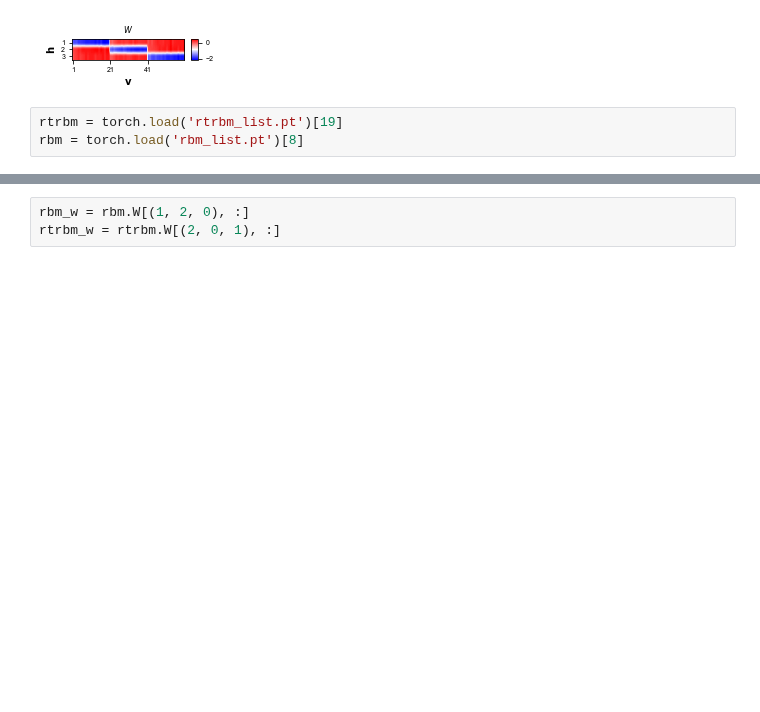
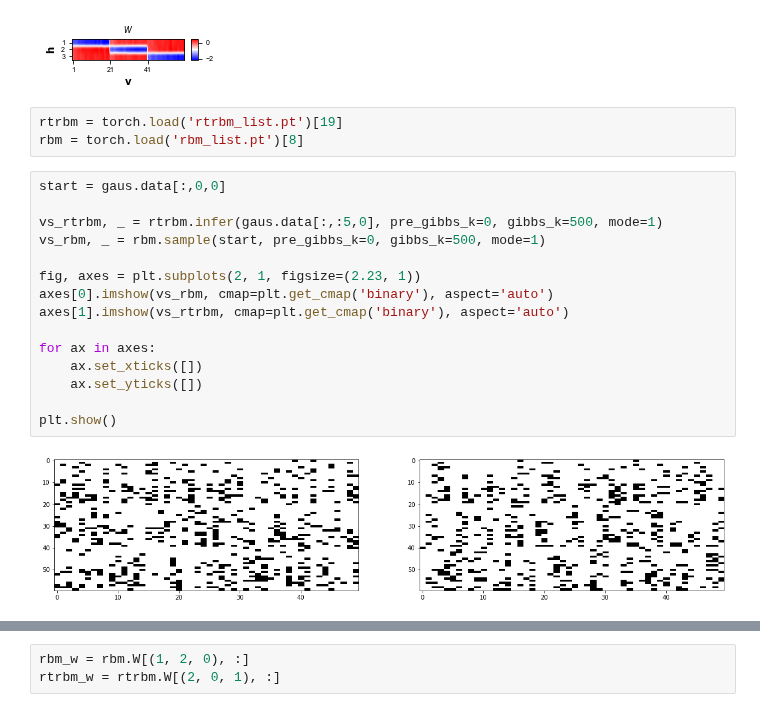
Before and after one commit to casperpeters/intern, a Jupyter notebook: notebooks/Poisson Temporally Connected Data/Reconstructing Temporal Connections.ipynb, the cells around one changed output, grey strips where cells are left out. Drawn from its saved outputs; the diff is of its cells as text; blank space fills up the shorter version.

```diff
--- a/notebooks/Poisson Temporally Connected Data/Reconstructing Temporal Connections.ipynb
+++ b/notebooks/Poisson Temporally Connected Data/Reconstructing Temporal Connections.ipynb
@@ -216,3 +216,20 @@ plt.show()
 # %%
 rtrbm = torch.load('rtrbm_list.pt')[19]
 rbm = torch.load('rbm_list.pt')[8]
+# %%
+start = gaus.data[:,0,0]
+
+vs_rtrbm, _ = rtrbm.infer(gaus.data[:,:5,0], pre_gibbs_k=0, gibbs_k=500, mode=1)
+vs_rbm, _ = rbm.sample(start, pre_gibbs_k=0, gibbs_k=500, mode=1)
+
+fig, axes = plt.subplots(2, 1, figsize=(2.23, 1))
+axes[0].imshow(vs_rbm, cmap=plt.get_cmap('binary'), aspect='auto')
+axes[1].imshow(vs_rtrbm, cmap=plt.get_cmap('binary'), aspect='auto')
+
+for ax in axes:
+    ax.set_xticks([])
+    ax.set_yticks([])
+
+plt.show()
+# %% [output]
+[figure, added]
```
Also changed, not shown: parts of 3 cells of this notebook.
